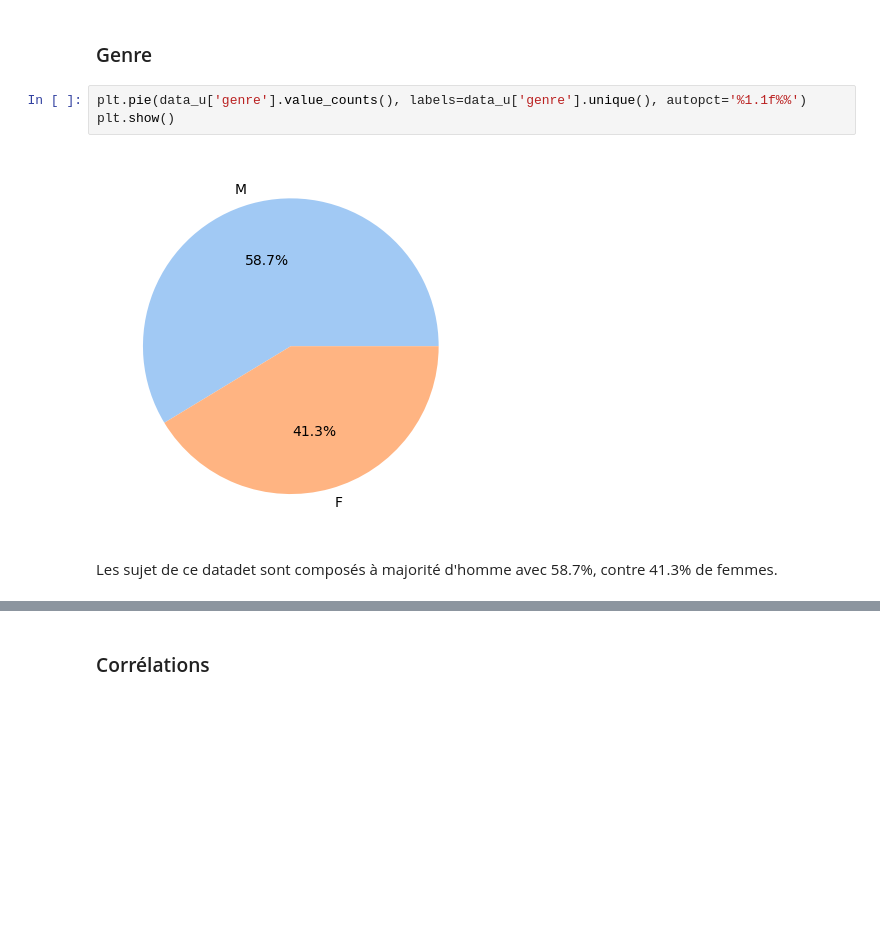
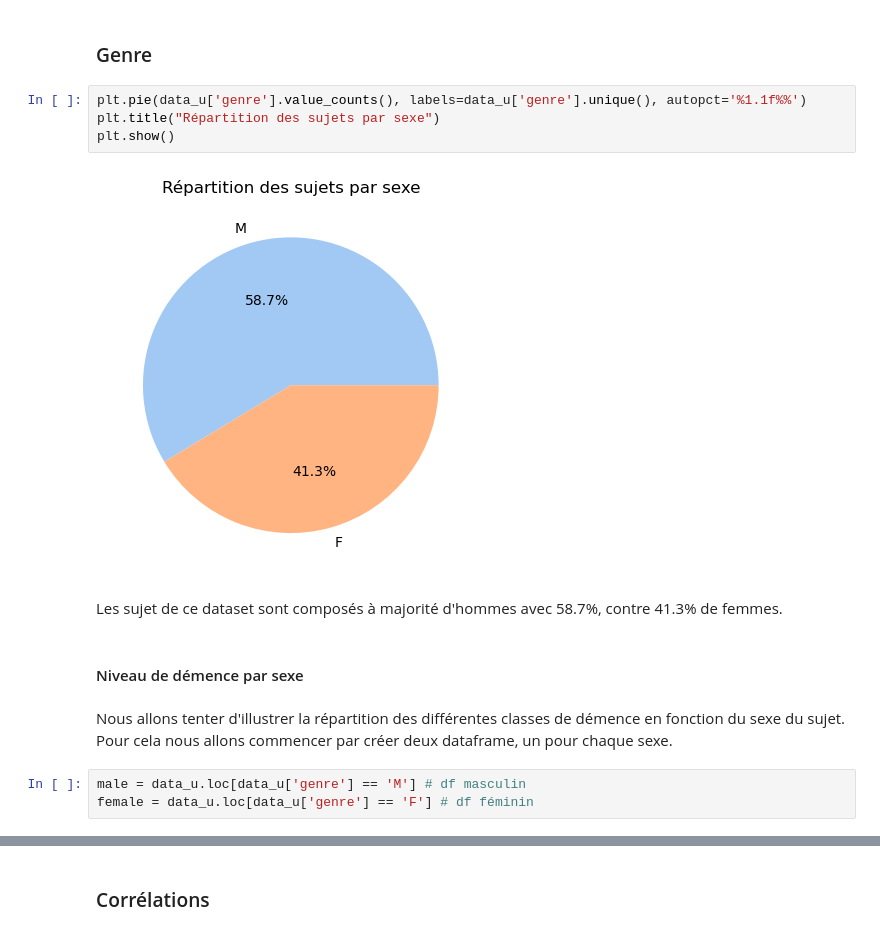
Before and after one commit to Kartmaan/alzheimer, a Jupyter notebook: alz_long.ipynb, the cells around one changed output, grey strips where cells are left out. Drawn from its saved outputs; the diff is of its cells as text; blank space fills up the shorter version.

```diff
--- a/alz_long.ipynb
+++ b/alz_long.ipynb
@@ -322,8 +322,16 @@ Interprétation :
 ### Genre
 # %%
 plt.pie(data_u['genre'].value_counts(), labels=data_u['genre'].unique(), autopct='%1.1f%%')
+plt.title("Répartition des sujets par sexe")
 plt.show()
 # %% [output]
-[figure, old version]
+[figure, new version]
 # %% [markdown]
-Les sujet de ce datadet sont composés à majorité d'homme avec 58.7%, contre 41.3% de femmes.
+Les sujet de ce dataset sont composés à majorité d'hommes avec 58.7%, contre 41.3% de femmes.
+# %% [markdown]
+#### Niveau de démence par sexe
+# %% [markdown]
+Nous allons tenter d'illustrer la répartition des différentes classes de démence en fonction du sexe du sujet. Pour cela nous allons commencer par créer deux dataframe, un pour chaque sexe.
+# %%
+male = data_u.loc[data_u['genre'] == 'M'] # df masculin
+female = data_u.loc[data_u['genre'] == 'F'] # df féminin
```
Also changed, not shown: parts of 16 cells of this notebook.
